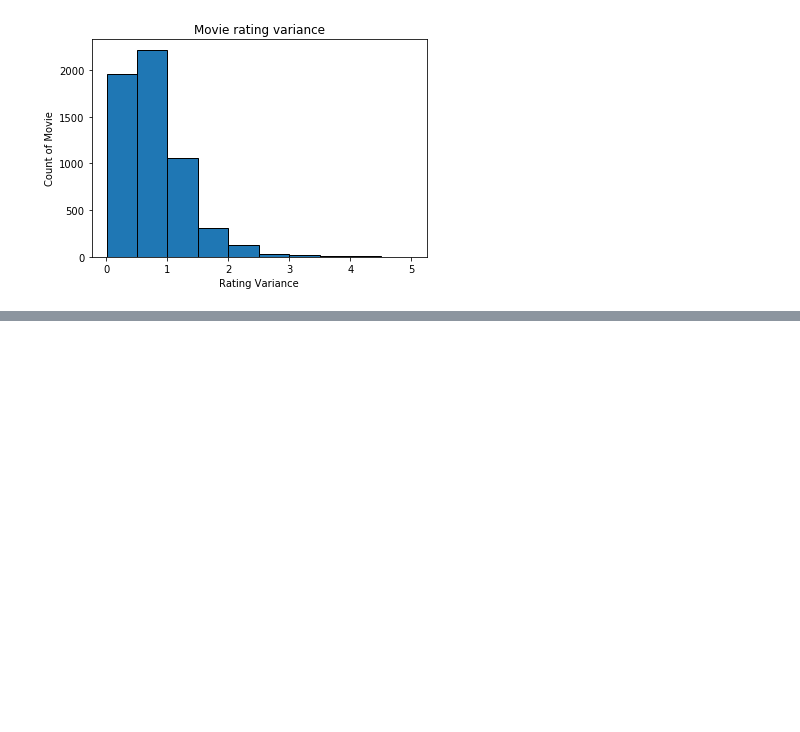
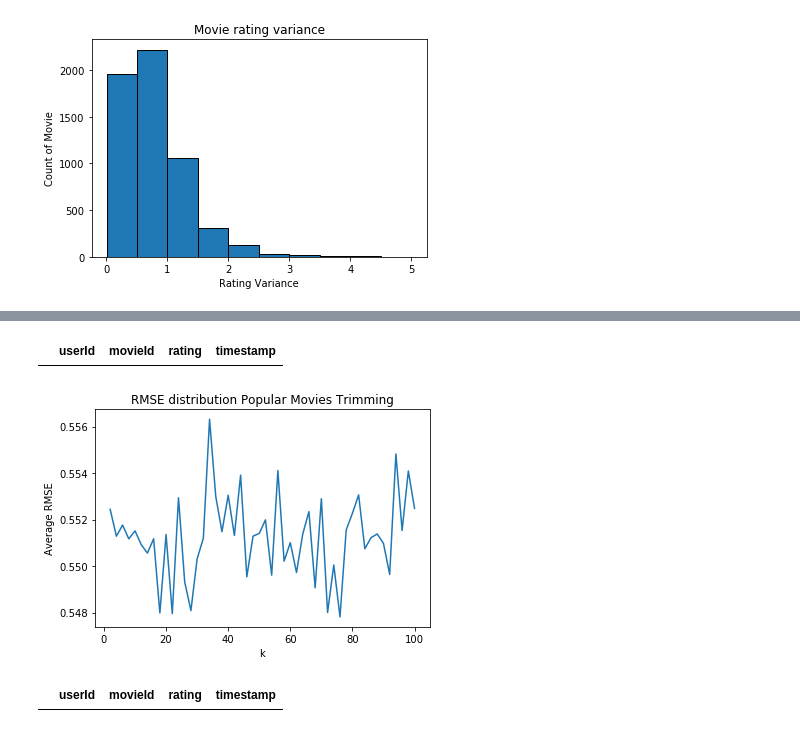
Before and after one commit to nsnguyen/ECE-219, a Jupyter notebook: project3/project_3.ipynb, the cells around one changed output, grey strips where cells are left out. Drawn from its saved outputs; the diff is of its cells as text; code cells hidden in the pictures; blank space fills up the shorter version.

Commit message:
Add kNN filtering

```diff
--- a/project3/project_3.ipynb
+++ b/project3/project_3.ipynb
@@ -207,6 +150,6 @@ ks = np.arange(2,102,2)
 
 for k in range(2,102,2):
     knn = KNNWithMeans(k=k, sim_options = {'name': 'pearson'})
-    cv = cross_validate(knn, data, measures=['RMSE','MAE'],cv=10, verbose=False)
+    cv = cross_validate(knn, ratings_surprise_dataset, measures=['RMSE','MAE'],cv=10, verbose=False)
     RMSE.append(np.mean(cv['test_rmse']))
     MAE.append(np.mean(cv['test_mae']))
@@ -250,3 +191,6 @@ plot_distribution(MAE, ks, title="MAE distribution", x_label="k", y_label="Avera
 # step sizes of 2, and for each k compute the average RMSE obtained by averaging
 # the RMSE across all 10 folds. Plot average RMSE (Y-axis) against k (X-axis).
 # Also, report the minimum average RMSE
+# %%
+#popular moving trimming - we want to remove any movieId with greater than 2 ratings.
+popular_movie_trimming = Ratings.groupby(['movieId']).filter(lambda s: s.rating.sum()<=2)
@@ -253 +206,23 @@ plot_distribution(MAE, ks, title="MAE distribution", x_label="k", y_label="Avera
+# %%
+# sanity check - should return nothing
+popular_movie_trimming.groupby(['movieId']).filter(lambda s: s.rating.sum()>2)
+# %% [output]
+|  | userId | movieId | rating | timestamp |
+# %%
+#required in order to input rating
+reader = Reader(rating_scale=(0.5, 5))
+popular_movie_trimming_surprise_dataset = Dataset.load_from_df(popular_movie_trimming[['userId','movieId','rating']], reader)
+# %%
+%%capture
+
+RMSE_popular_movie_trimming = []
+
+for k in range(2,102,2):
+    knn = KNNWithMeans(k=k, sim_options = {'name': 'pearson'})
+    cv = cross_validate(knn, popular_movie_trimming_surprise_dataset, measures=['RMSE'],cv=10, verbose=False)
+    RMSE_popular_movie_trimming.append(np.mean(cv['test_rmse']))
+# %%
+plot_distribution(RMSE_popular_movie_trimming,ks, title="RMSE distribution Popular Movies Trimming", x_label="k", y_label="Average RMSE")
+# %% [output]
+[figure, added]
 # %%
@@ -259,0 +238,5 @@ plot_distribution(MAE, ks, title="MAE distribution", x_label="k", y_label="Avera
+# %%
+# sanity check - should return nothing
+unpopular_movie_trimming.groupby(['movieId']).filter(lambda s: s.rating.sum()>2 and s.rating.sum()!=0)
+# %% [output]
+|  | userId | movieId | rating | timestamp |
```
Also changed, not shown: parts of 33 cells of this notebook.
